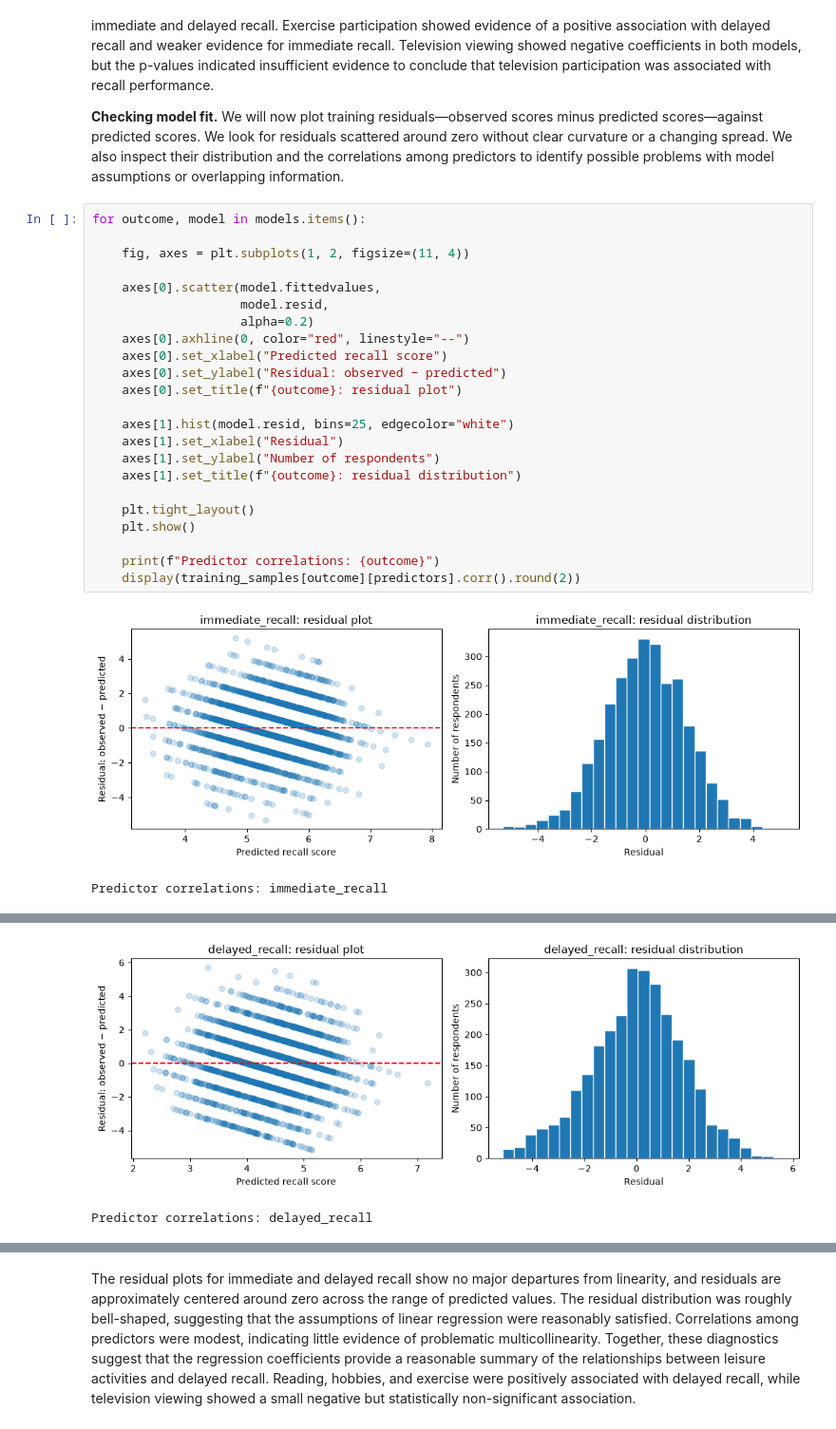
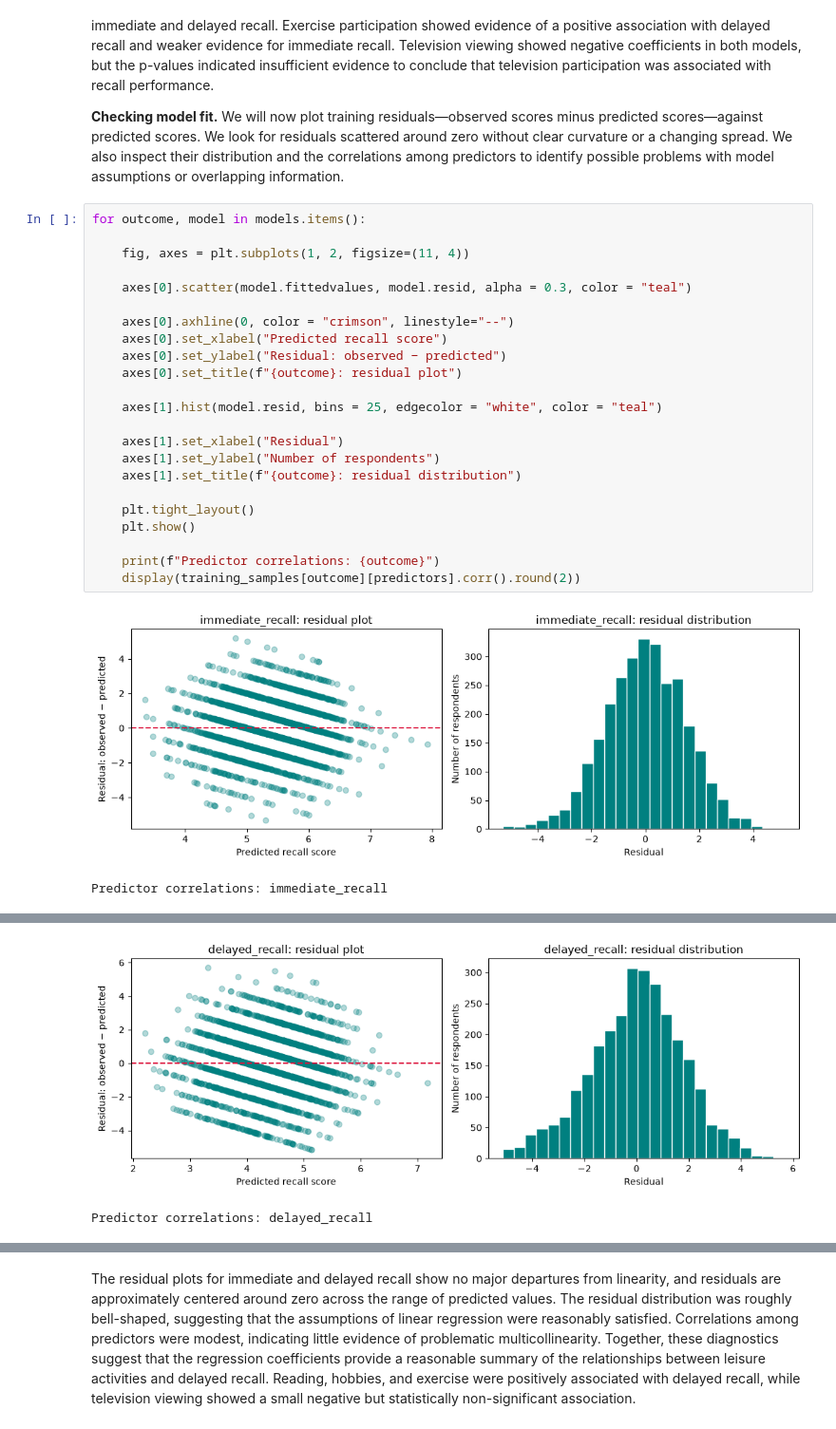
Before and after one commit to rem388/DataSciProject, a Jupyter notebook: Phase4.ipynb, the cells around one changed output, grey strips where cells are left out. Shown at 95% size. Saved outputs shown, nothing was run; the diff lists cells and outputs as text.

```diff
--- a/Phase4.ipynb
+++ b/Phase4.ipynb
@@ -383,36 +417,36 @@ Reading and hobby participation showed the strongest statistical evidence of pos
 # %%
 for outcome, model in models.items():
 
     fig, axes = plt.subplots(1, 2, figsize=(11, 4))
 
-    axes[0].scatter(model.fittedvalues,
-                    model.resid,
-                    alpha=0.2)
-    axes[0].axhline(0, color="red", linestyle="--")
+    axes[0].scatter(model.fittedvalues, model.resid, alpha = 0.3, color = "teal")
+
+    axes[0].axhline(0, color = "crimson", linestyle="--")
     axes[0].set_xlabel("Predicted recall score")
     axes[0].set_ylabel("Residual: observed − predicted")
     axes[0].set_title(f"{outcome}: residual plot")
 
-    axes[1].hist(model.resid, bins=25, edgecolor="white")
+    axes[1].hist(model.resid, bins = 25, edgecolor = "white", color = "teal")
+
     axes[1].set_xlabel("Residual")
     axes[1].set_ylabel("Number of respondents")
     axes[1].set_title(f"{outcome}: residual distribution")
 
     plt.tight_layout()
     plt.show()
 
     print(f"Predictor correlations: {outcome}")
     display(training_samples[outcome][predictors].corr().round(2))
 # %% [output]
-[figure, old version]
+[figure, new version]
 Predictor correlations: immediate_recall
 |  | age | exercising_participation | reading_participation | hobbies_participation | watching_tv_participation |
 | age | 1.00 | -0.06 | 0.18 | -0.08 | 0.10 |
 | exercising_participation | -0.06 | 1.00 | 0.24 | 0.28 | -0.00 |
 | reading_participation | 0.18 | 0.24 | 1.00 | 0.22 | 0.08 |
 | hobbies_participation | -0.08 | 0.28 | 0.22 | 1.00 | -0.04 |
 | watching_tv_participation | 0.10 | -0.00 | 0.08 | -0.04 | 1.00 |
-[figure, old version]
+[figure, new version]
 Predictor correlations: delayed_recall
 |  | age | exercising_participation | reading_participation | hobbies_participation | watching_tv_participation |
 | age | 1.00 | -0.07 | 0.20 | -0.03 | 0.10 |
```
Also changed, not shown: parts of 16 cells of this notebook, 7 other files.
